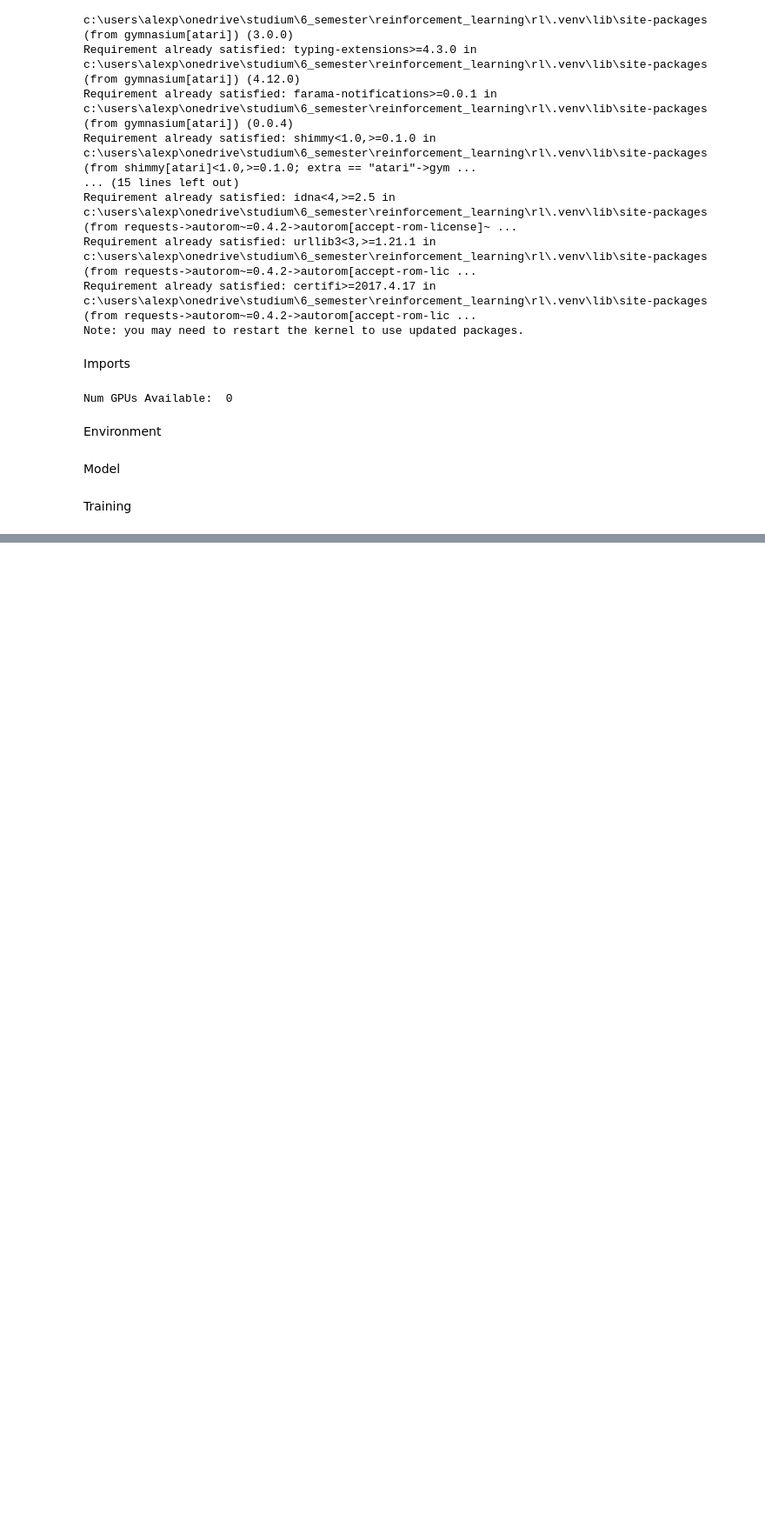
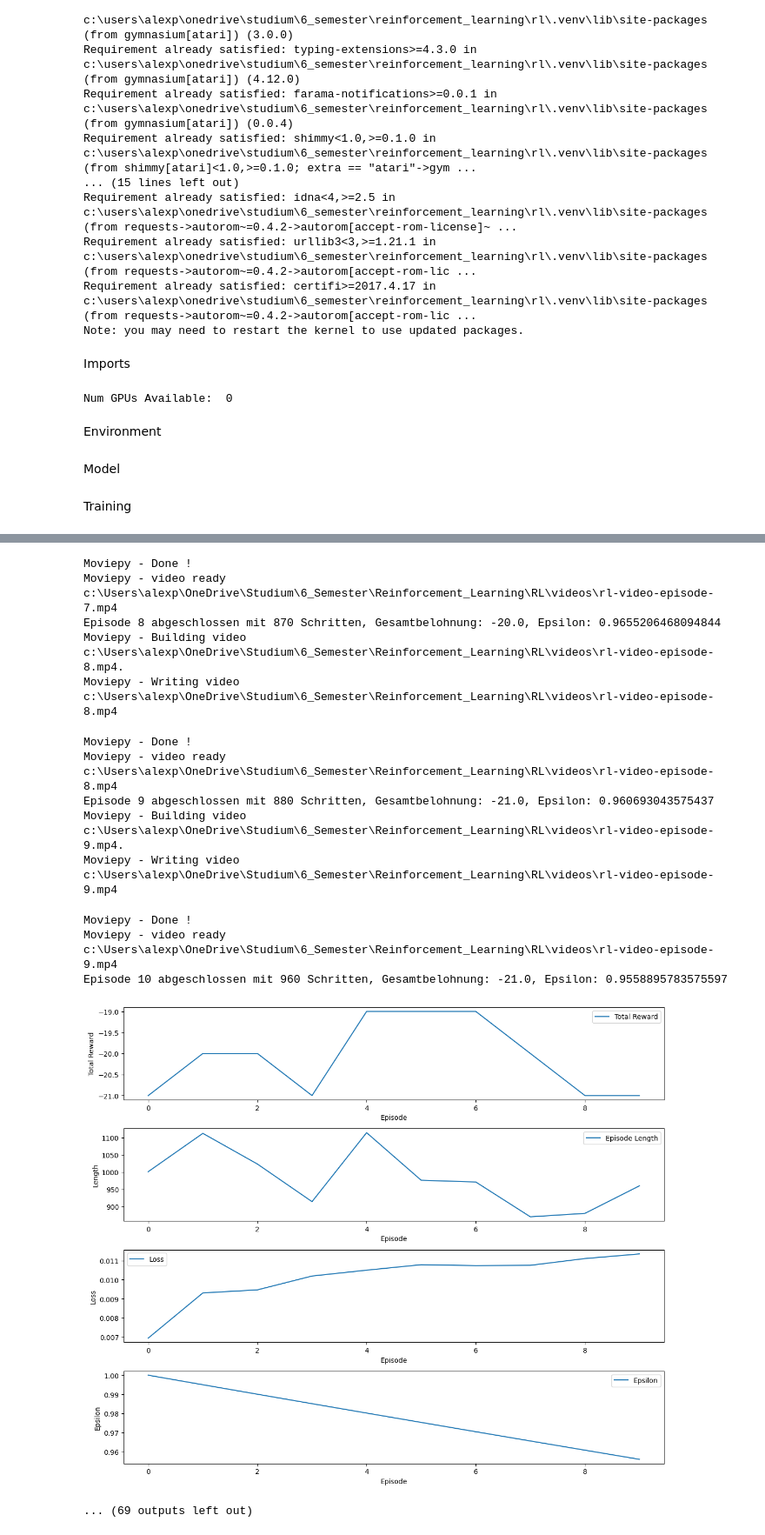
Before and after one commit to alexx1374/RL, a Jupyter notebook: model/train.ipynb, the cells around one changed output, grey strips where cells are left out. Shown at 87% size. Drawn from its saved outputs; the diff is of its cells as text; code cells hidden in the pictures; blank space fills up the shorter version.

```diff
--- a/model/train.ipynb
+++ b/model/train.ipynb
@@ -48,14 +48,14 @@ action_space_n = env.action_space.n
 Model
 # %%
 # hyperparameter
-learning_rate = 0.0001
+learning_rate = 0.001
 discount_factor = 0.99
 epsilon = 1.0
 epsilon_decay = 0.995
 epsilon_min = 0.01
 batch_size = 64
 num_episodes = 1000
-frame_skip = 2 # number of frames to skip
+frame_skip = 10 # number of frames to skip
 
 
 # model architecture
@@ -101,28 +101,37 @@ def preprocess_state(state):
     return resized_state.astype(np.float32) / 255.0 # normalize
 
 # plots
-def plot_results(episode_rewards, episode_lengths, episode_losses):
-    plt.figure(figsize=(12, 8))
+def plot_results(episode_rewards, episode_lengths, episode_losses, epsilon_values, save_path):
+    plt.figure(figsize=(12, 10))
 
-    plt.subplot(3, 1, 1)
+    plt.subplot(4, 1, 1)
     plt.plot(episode_rewards, label="Total Reward")
     plt.xlabel("Episode")
     plt.ylabel("Total Reward")
     plt.legend()
 
-    plt.subplot(3, 1, 2)
+    plt.subplot(4, 1, 2)
     plt.plot(episode_lengths, label="Episode Length")
     plt.xlabel("Episode")
     plt.ylabel("Length")
     plt.legend()
 
-    plt.subplot(3, 1, 3)
+    plt.subplot(4, 1, 3)
     plt.plot(episode_losses, label="Loss")
     plt.xlabel("Episode")
     plt.ylabel("Loss")
     plt.legend()
 
+    plt.subplot(4, 1, 4)
+    plt.plot(epsilon_values, label="Epsilon")
+    plt.xlabel("Episode")
+    plt.ylabel("Epsilon")
+    plt.legend()
+
     plt.tight_layout()
+
+    # Save plot before showing
+    plt.savefig(save_path)
     plt.show()
 # %%
 # class PrioritizedExperienceReplayBuffer:
@@ -275,6 +284,7 @@ Training
 episode_rewards = []
 episode_lengths = []
 episode_losses = []
+epsilon_values = []
 
 buffer = ExperienceReplayBuffer()
 best_reward = -float('inf')
@@ -296,12 +306,12 @@ for episode in range(num_episodes):
             action = np.argmax(model.predict(np.expand_dims(state, axis=0), verbose=0))
 
         # Frame skipping logic
-        # for _ in range(frame_skip):
-        #     next_state, reward, done, truncated, info = env.step(action)
-        #     done = done or truncated
-        #     total_reward += reward
-        #     if done:
-        #         break
+        #for _ in range(frame_skip):
+        #    next_state, reward, done, truncated, info = env.step(action)
+        #    done = done or truncated
+        #    total_reward += reward
+        #    if done:
+        #        break
 
         next_state, reward, done, truncated, info = env.step(action) # take action in the environment
         done = done or truncated  # check if the episode is done or truncated
@@ -341,6 +351,7 @@ for episode in range(num_episodes):
     episode_rewards.append(total_reward) #append total reward to list
     episode_lengths.append(step) #append step to list
     episode_losses.append(np.mean(losses)) #append loss to list
+    epsilon_values.append(epsilon) #append epsilon to list
 
     print(f"Episode {episode + 1} abgeschlossen mit {step} Schritten, Gesamtbelohnung: {total_reward}, Epsilon: {epsilon}")
 
@@ -356,9 +367,9 @@ for episode in range(num_episodes):
     if (episode + 1) % 100 == 0: #save model every 100 episodes
         model.save(f"pong_v5_rl_model_episode_{episode + 1}.keras")
 
-    if (episode + 1) % 50 == 0:
-        plot_results(episode_rewards, episode_lengths, episode_losses)
-        plt.savefig(f"pong_v5_rl_model_episode_{episode + 1}.png")
+    if (episode + 1) % 10 == 0:
+        plot_results(episode_rewards, episode_lengths, episode_losses, epsilon_values, save_path= f"pong_Plot_episode_{episode + 1}.png")
+
 
 model.save("pong_rl_model.keras") #save model
 # %% [output]
@@ -365,0 +413,15 @@ KeyboardInterrupt:
+Moviepy - Done !
+Moviepy - video ready c:\Users\alexp\OneDrive\Studium\6_Semester\Reinforcement_Learning\RL\videos\rl-video-episode-7.mp4
+Episode 8 abgeschlossen mit 870 Schritten, Gesamtbelohnung: -20.0, Epsilon: 0.9655206468094844
+Moviepy - Building video c:\Users\alexp\OneDrive\Studium\6_Semester\Reinforcement_Learning\RL\videos\rl-video-episode-8.mp4.
+Moviepy - Writing video c:\Users\alexp\OneDrive\Studium\6_Semester\Reinforcement_Learning\RL\videos\rl-video-episode-8.mp4
+Moviepy - Done !
+Moviepy - video ready c:\Users\alexp\OneDrive\Studium\6_Semester\Reinforcement_Learning\RL\videos\rl-video-episode-8.mp4
+Episode 9 abgeschlossen mit 880 Schritten, Gesamtbelohnung: -21.0, Epsilon: 0.960693043575437
+Moviepy - Building video c:\Users\alexp\OneDrive\Studium\6_Semester\Reinforcement_Learning\RL\videos\rl-video-episode-9.mp4.
+Moviepy - Writing video c:\Users\alexp\OneDrive\Studium\6_Semester\Reinforcement_Learning\RL\videos\rl-video-episode-9.mp4
+Moviepy - Done !
+Moviepy - video ready c:\Users\alexp\OneDrive\Studium\6_Semester\Reinforcement_Learning\RL\videos\rl-video-episode-9.mp4
+Episode 10 abgeschlossen mit 960 Schritten, Gesamtbelohnung: -21.0, Epsilon: 0.9558895783575597
+[figure, added]
+... (69 outputs left out)
```
Also changed, not shown: parts of 1 cell of this notebook.
